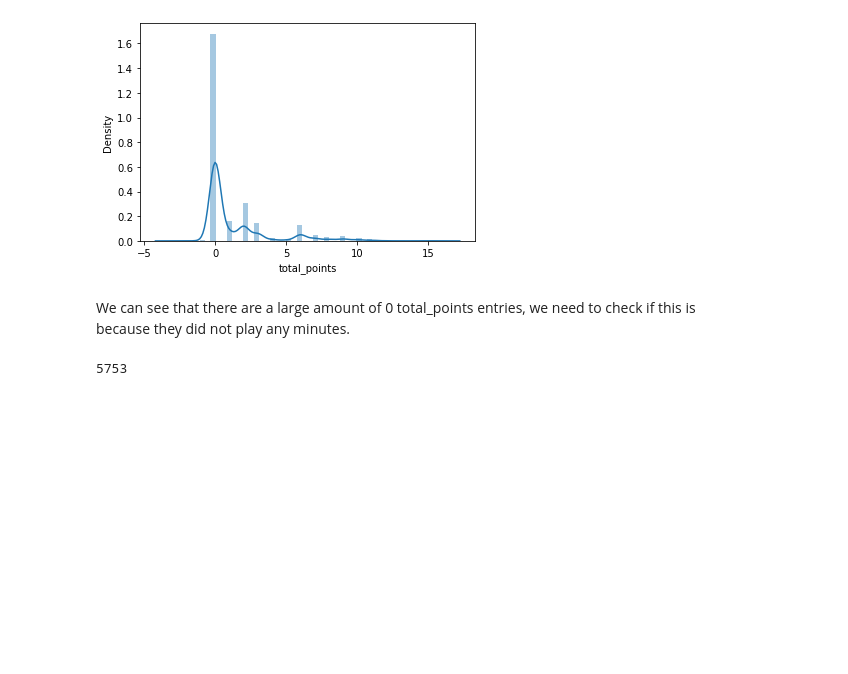
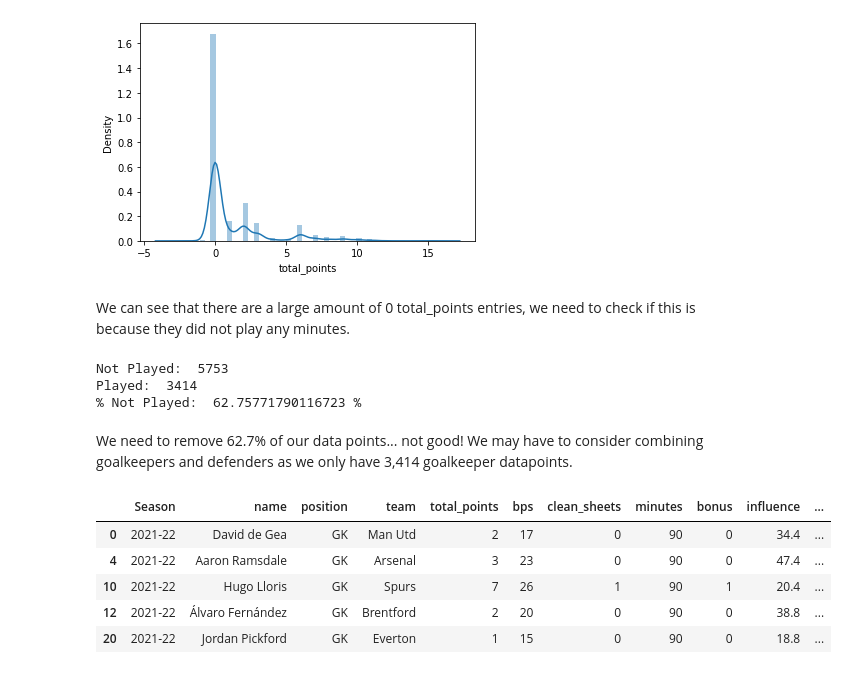
Before and after one commit to hledwards33/FPL_Predictive_Team_Selection, a Jupyter notebook: Further Analysis of Goalkeeper Correlated Variables.ipynb, the cells around one changed output. Cells and saved outputs as stored; diff of their text form; code cells hidden in the pictures; blank space fills up the shorter version.

```diff
--- a/Further Analysis of Goalkeeper Correlated Variables.ipynb
+++ b/Further Analysis of Goalkeeper Correlated Variables.ipynb
@@ -67,7 +67,22 @@ sns.distplot(df['total_points'])
 # %% [markdown]
 We can see that there are a large amount of 0 total_points entries, we need to check if this is because they did not play any minutes.
 # %%
-print('Not Played: ' + len(df[df['minutes']==0])
-print('Played:')
+print('Not Played: ', len(df[df['minutes']==0]))
+print('Played: ', len(df[df['minutes']!=0]))
+print('% Not Played: ', len(df[df['minutes']==0])/len(df)*100,'%')
 # %% [output]
-5753
+Not Played:  5753
+Played:  3414
+% Not Played:  62.75771790116723 %
+# %% [markdown]
+We need to remove 62.7% of our data points... not good! We may have to consider combining goalkeepers and defenders as we only have 3,414 goalkeeper datapoints.
+# %%
+df = df[df['minutes']!=0]
+df.head()
+# %% [output]
+|  | Season | name | position | team | total_points | bps | clean_sheets | minutes | bonus | influence | ... |
+| 0 | 2021-22 | David de Gea | GK | Man Utd | 2 | 17 | 0 | 90 | 0 | 34.4 | ... |
+| 4 | 2021-22 | Aaron Ramsdale | GK | Arsenal | 3 | 23 | 0 | 90 | 0 | 47.4 | ... |
+| 10 | 2021-22 | Hugo Lloris | GK | Spurs | 7 | 26 | 1 | 90 | 1 | 20.4 | ... |
+| 12 | 2021-22 | Álvaro Fernández | GK | Brentford | 2 | 20 | 0 | 90 | 0 | 38.8 | ... |
+| 20 | 2021-22 | Jordan Pickford | GK | Everton | 1 | 15 | 0 | 90 | 0 | 18.8 | ... |
```
Also changed, not shown: parts of 10 cells of this notebook.
